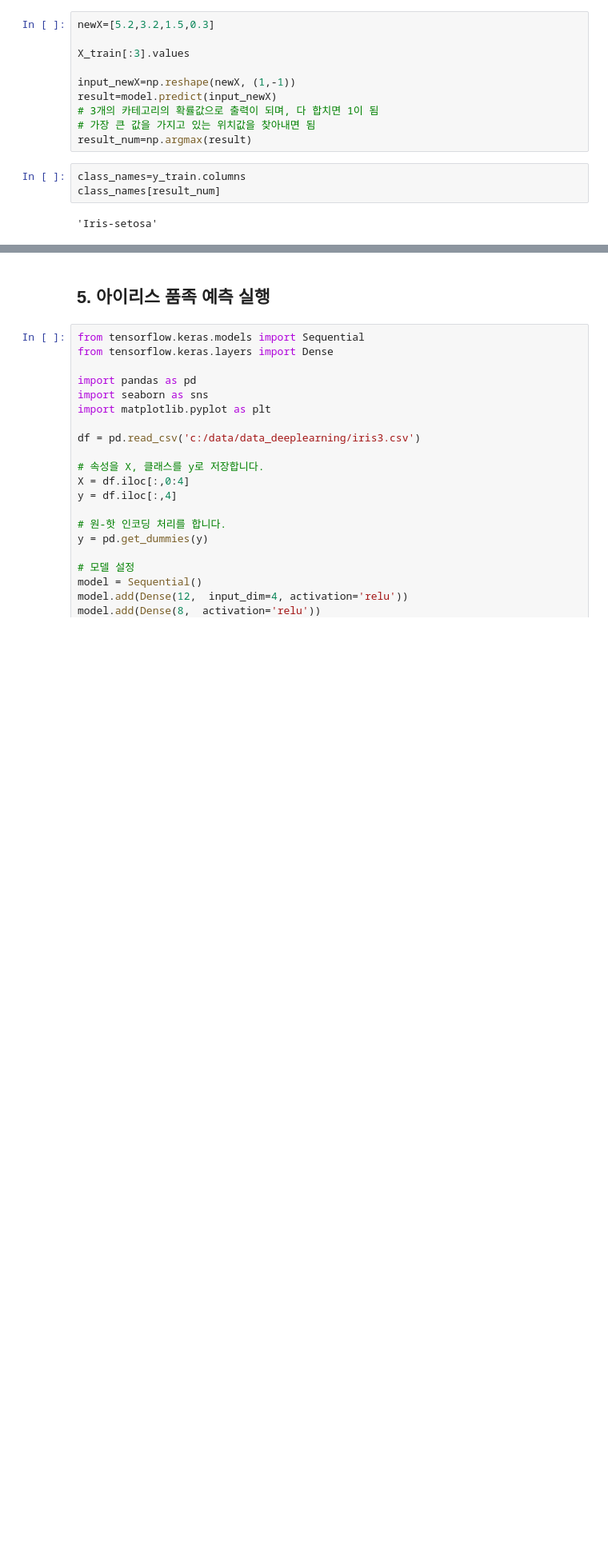
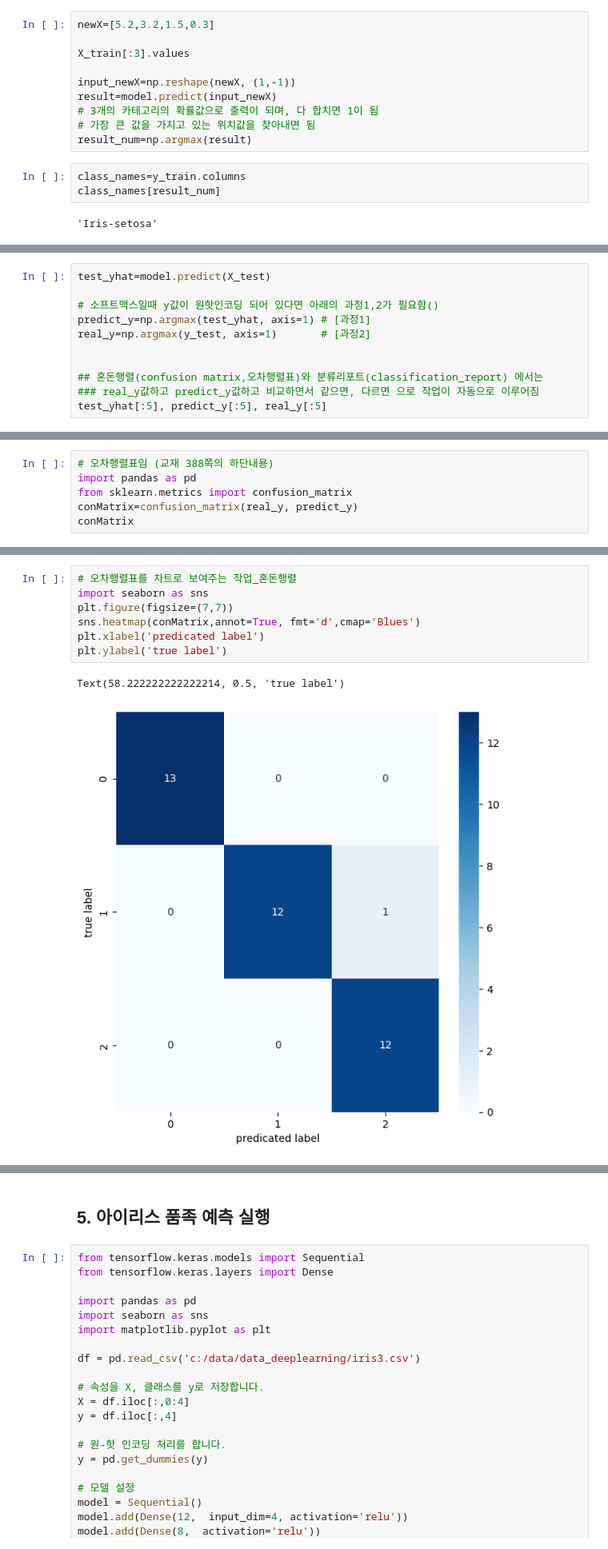
Before and after one commit to iznue/Ml_project, a Jupyter notebook: week5/Iris.ipynb, the cells around one changed output, grey strips where cells are left out. Shown at 80% size. Cells and saved outputs as stored; diff of their text form; blank space fills up the shorter version.

```diff
--- a/week5/Iris.ipynb
+++ b/week5/Iris.ipynb
@@ -190,0 +299,11 @@ class_names[result_num]
+# %%
+test_yhat=model.predict(X_test)
+
+# 소프트맥스일때 y값이 원핫인코딩 되어 있다면 아래의 과정1,2가 필요함()
+predict_y=np.argmax(test_yhat, axis=1) # [과정1]
+real_y=np.argmax(y_test, axis=1)       # [과정2]
+
+
+## 혼돈행렬(confusion matrix,오차행렬표)와 분류리포트(classification_report) 에서는
+### real_y값하고 predict_y값하고 비교하면서 같으면, 다르면 으로 작업이 자동으로 이루어짐
+test_yhat[:5], predict_y[:5], real_y[:5]
@@ -190,0 +318,6 @@ class_names[result_num]
+# %%
+# 오차행렬표임 (교재 388쪽의 하단내용)
+import pandas as pd
+from sklearn.metrics import confusion_matrix
+conMatrix=confusion_matrix(real_y, predict_y)
+conMatrix
@@ -190,0 +347,10 @@ class_names[result_num]
+# %%
+# 오차행렬표를 차트로 보여주는 작업_혼돈행렬
+import seaborn as sns
+plt.figure(figsize=(7,7))
+sns.heatmap(conMatrix,annot=True, fmt='d',cmap='Blues')
+plt.xlabel('predicated label')
+plt.ylabel('true label')
+# %% [output]
+Text(58.222222222222214, 0.5, 'true label')
+[figure, added]
```
Also changed, not shown: parts of 22 cells of this notebook, 1 other file.
